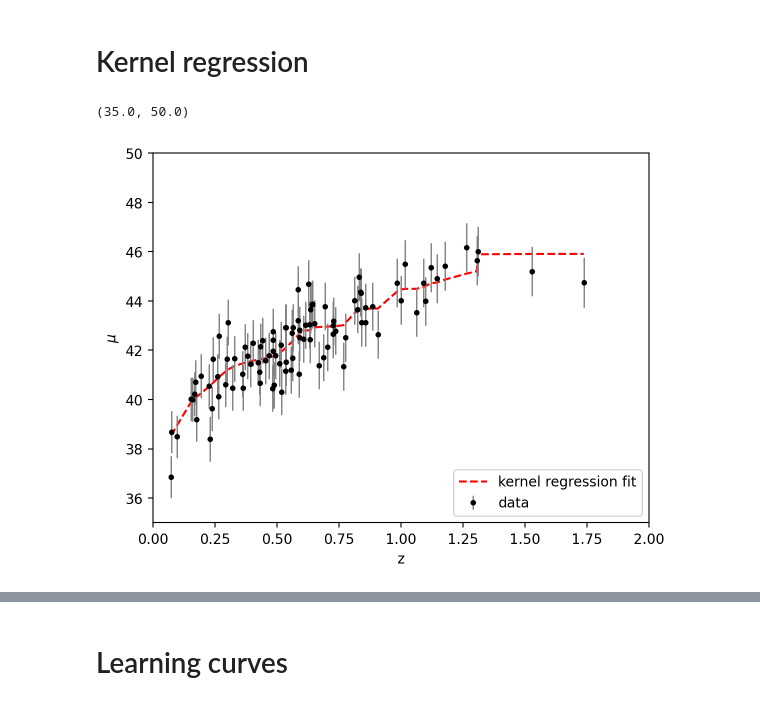
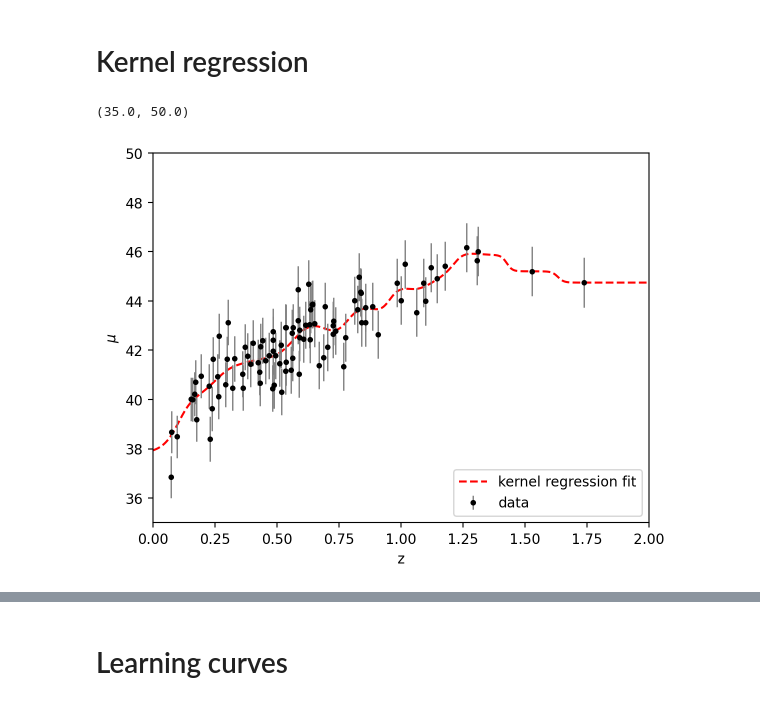
Before and after one commit to EdoSanto/astrostatistics_bicocca_2024, a Jupyter notebook: working/Supernova distances and redshifts (part 1).ipynb, the cells around one changed output, grey strips where cells are left out. Saved outputs shown, nothing was run; the diff lists cells and outputs as text; code cells hidden in the pictures.

```diff
--- a/working/Supernova distances and redshifts (part 1).ipynb
+++ b/working/Supernova distances and redshifts (part 1).ipynb
@@ -210,0 +156,8 @@ print(np.argsort(crossval_err))
+# %%
+degree = np.arange(0, 21)
+K=10
+
+grid = GridSearchCV(PolynomialRegression(), {'degree': degree}, scoring = 'neg_root_mean_squared_error', cv= K) # Try each bandwidth with K-folds
+grid.fit(z_sample[:,np.newaxis], mu_sample)
+d_opt = grid.best_params_
+print(d_opt)
@@ -222,7 +177,7 @@ sigma_test = 0.1
 model = BasisFunctionRegression('gaussian', mu=X_gridtest, sigma=sigma_test)
 model.fit(z_sample.reshape(-1,1), mu_sample, dmu)
 
-y_pred_basis = model.predict(z_sample.reshape(-1,1))
+y_pred_basis = model.predict(X_new.reshape(-1,1))
 print(model.coef_)
 # %% [output]
 [20.8016672   3.5091414   3.7469782   3.8019351   4.11376634  4.13199757
@@ -240,0 +196,30 @@ plt.ylim(35,50)
+# %%
+fig = plt.figure(figsize=(16, 4))
+fig.subplots_adjust(wspace=0.03, bottom=0.15,
+                    top=0.95, left=0.07, right=0.97)
+
+for i, n in enumerate([2, 5, 10]):
+    ax = fig.add_subplot(131 + i)
+    ax.errorbar(z_sample, mu_sample, dmu, fmt='.k', ecolor='gray', lw=1,label = 'data')
+
+    X_gridtest = np.linspace(0,2,n)[:, None]
+
+    sigma_test = 1.0 * (X_gridtest[1] - X_gridtest[0])
+
+    model = BasisFunctionRegression('gaussian', mu=X_gridtest, sigma=sigma_test)
+    model.fit(z_sample.reshape(-1,1), mu_sample, dmu)
+
+    y_pred_basis = model.predict(X_new.reshape(-1,1))
+
+    plt.plot(X_new, y_pred_basis, '--r', label = 'basis func regression fit '+ str(n) + ' gaussians')
+
+    if i in (1, 2):
+        ax.yaxis.set_major_formatter(plt.NullFormatter())
+    else:
+        ax.set_ylabel('$\mu$')
+
+    ax.set_ylim(35,50)
+    ax.set_xlabel('$Z$')
+    ax.legend()
+
+plt.show()
@@ -246,15 +278,15 @@ from astroML.linear_model import NadarayaWatson
 model = NadarayaWatson(kernel='gaussian', h=0.05)
 model.fit(z_sample.reshape(-1,1),mu_sample)
 
-y_pred_kernel = model.predict(z_sample.reshape(-1,1))
+y_pred_kernel = model.predict(X_new.reshape(-1,1))
 # %%
-plt.plot(np.sort(z_sample), np.sort(y_pred_kernel), '--r', label = 'kernel regression fit')
+plt.plot(X_new, y_pred_kernel, '--r', label = 'kernel regression fit')
 plt.errorbar(z_sample, mu_sample, dmu, fmt='.k', ecolor='gray', lw=1,label = 'data')
 plt.xlabel("z")
 plt.ylabel("$\mu$")
 plt.legend(loc='lower right')
 plt.xlim(0,2)
 plt.ylim(35,50)
 # %% [output]
 (35.0, 50.0)
-[figure, old version]
+[figure, new version]
```
Also changed, not shown: parts of 22 cells of this notebook, 1 other file.
